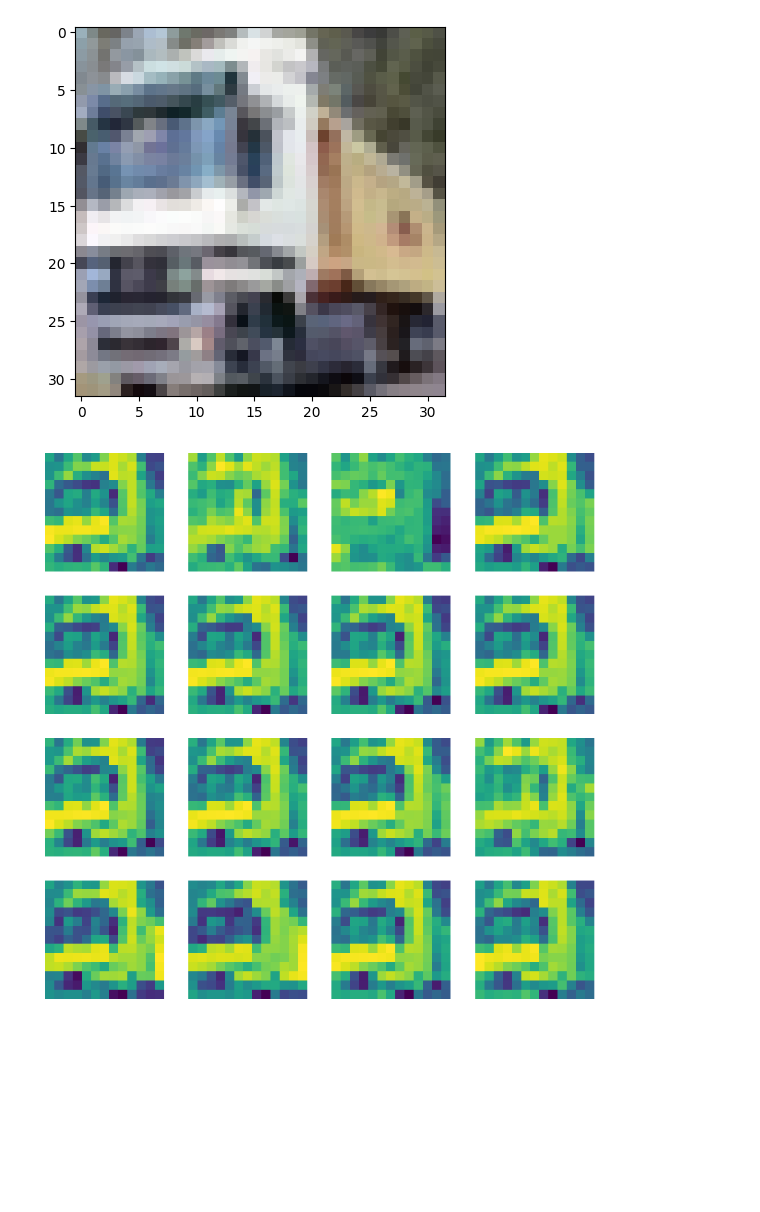
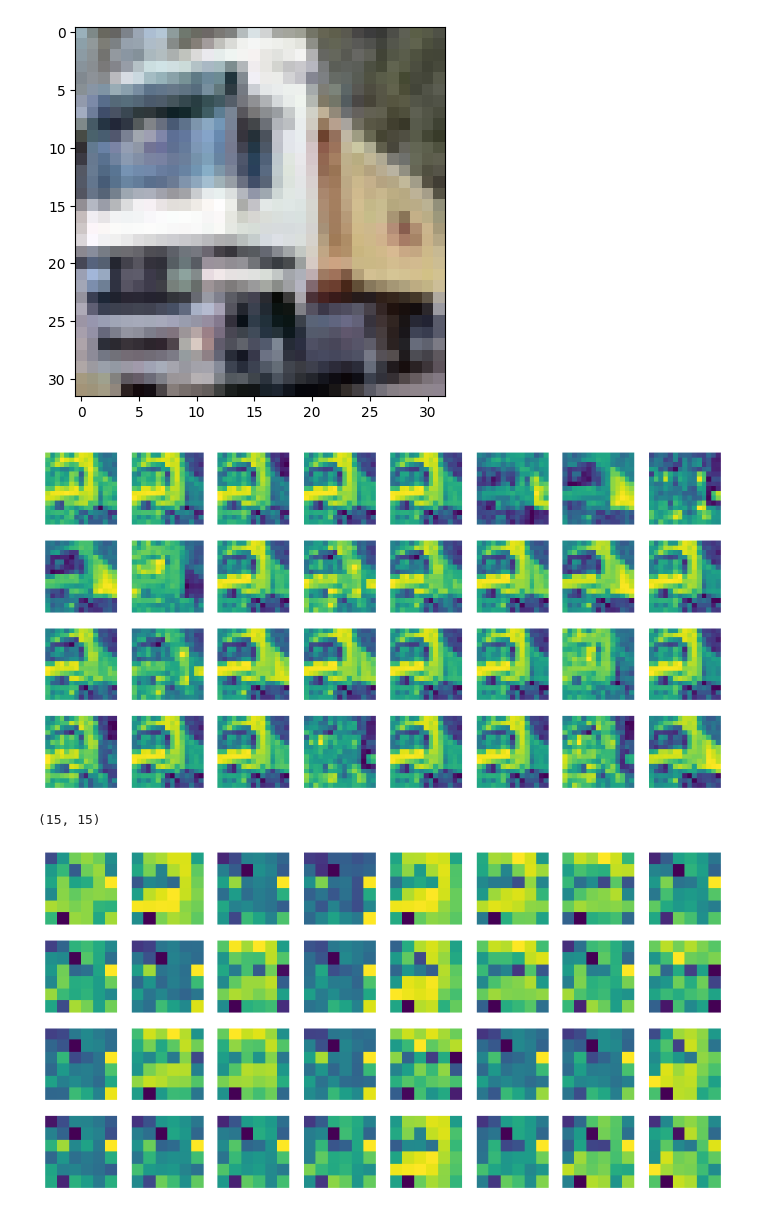
Before and after one commit to lmcanavals/ml_20231, a Jupyter notebook: 1103_deeper_into_a_CNN.ipynb, the cells around one changed output. Cells and saved outputs as stored; diff of their text form; code cells hidden in the pictures; blank space fills up the shorter version.

```diff
--- a/1103_deeper_into_a_CNN.ipynb
+++ b/1103_deeper_into_a_CNN.ipynb
@@ -33,16 +36,31 @@ plt.show()
 [figure]
 # %%
 model = models.Sequential([
-    layers.Conv2D(16, (7, 7), activation="relu", input_shape=(32, 32, 3)),
-    layers.MaxPool2D(pool_size=(2, 2)),
-    layers.Conv2D(32, (5, 5), activation="relu"),
-    layers.MaxPool2D(pool_size=(2, 2)),
+    layers.Conv2D(32, (3,3), padding='same', activation='relu', input_shape=(32,32,3)),
+    layers.BatchNormalization(),
+    layers.Conv2D(32, (3,3), padding='same', activation='relu'),
+    layers.BatchNormalization(),
+    layers.MaxPooling2D(pool_size=(2,2)),
+    layers.Dropout(0.3),
+    layers.Conv2D(64, (3,3), padding='same', activation='relu'),
+    layers.BatchNormalization(),
+    layers.Conv2D(64, (3,3), padding='same', activation='relu'),
+    layers.BatchNormalization(),
+    layers.MaxPooling2D(pool_size=(2,2)),
+    layers.Dropout(0.5),
+    layers.Conv2D(128, (3,3), padding='same', activation='relu'),
+    layers.BatchNormalization(),
+    layers.Conv2D(128, (3,3), padding='same', activation='relu'),
+    layers.BatchNormalization(),
+    layers.MaxPooling2D(pool_size=(2,2)),
+    layers.Dropout(0.5),
     layers.Flatten(),
+    layers.Dense(128, activation='relu'),
+    layers.BatchNormalization(),
     layers.Dropout(0.5),
-    layers.Dense(16, activation="relu"),
-    layers.Dropout(0.5),
-    layers.Dense(10, activation="softmax")
+    layers.Dense(10, activation='softmax')
 ])
+
 model.summary()
 # %% [output]
 Model: "sequential_1"
@@ -64,7 +82,7 @@ Non-trainable params: 0
 _________________________________________________________________
 # %%
-batch_size=128
-epochs = 10
+batch_size=64
+epochs = 20
 model.compile(loss="categorical_crossentropy", optimizer="adam", metrics=["accuracy"])
-model.fit(x_train, y_train, batch_size=batch_size, epochs=epochs)
+history = model.fit(x_train, y_train, batch_size=batch_size, epochs=epochs)
 # %% [output]
@@ -92,3 +106,5 @@ Epoch 10/10
+# %%
+model.fit(x_train, y_train, batch_size=batch_size, epochs=80)
 # %%
 model.evaluate(x_test, y_test)
 # %% [output]
@@ -154,28 +170,36 @@ plt.imshow(x_train[imidx])
 <matplotlib.image.AxesImage at 0x...>
 [figure]
 # %%
-plt.figure(figsize=(10, 10))
-for i in range(16):
-    plt.subplot(4, 4, i+1)
+plt.figure(figsize=(12, 6))
+for i in range(32):
+    plt.subplot(4, 8, i+1)
     plt.axis("off")
     kernel = np.array(model.layers[0].kernel[:,:,:, i])
     img = conv2d(x_train[imidx], kernel)
     img = maxpool(img, 2, 2)
     plt.imshow(img)
 plt.show()
 # %% [output]
-[figure, old version]
+[figure, new version]
+# %%
+img.shape
+# %% [output]
+(15, 15)
 # %%
-neuron = 16
-kernel = np.array(model.layers[0].kernel[:,:, 0, neuron])
-imbase = conv2d(x_train[imidx], kernel)
-imbase = maxpool(imbase, 2, 2)
-plt.figure(figsize=(10, 10))
-for i in range(64):
-    plt.subplot(8, 8, i+1)
+img = np.zeros((15, 15, 32))
+for i in range(32):
+    kernel = np.array(model.layers[0].kernel[:,:,:, i])
+    imbase = conv2d(x_train[imidx], kernel)
+    img[:,:,i] = maxpool(imbase, 2, 2)
+
+plt.figure(figsize=(12, 6))
+for i in range(32):
+    plt.subplot(4, 8, i+1)
     plt.axis("off")
-    kernel = np.array(model.layers[2].kernel[:,:, 0, i])
-    img = conv2d(imbase, kernel)
-    img = maxpool(img, 2, 2)
-    plt.imshow(img)
+    kernel = np.array(model.layers[2].kernel[:,:,:, i])
+    imbase = conv2d(img, kernel)
+    imbase = maxpool(imbase, 2, 2)
+    plt.imshow(imbase)
 plt.show()
+# %% [output]
+[figure, added]
```
Also changed, not shown: parts of 7 cells of this notebook.
